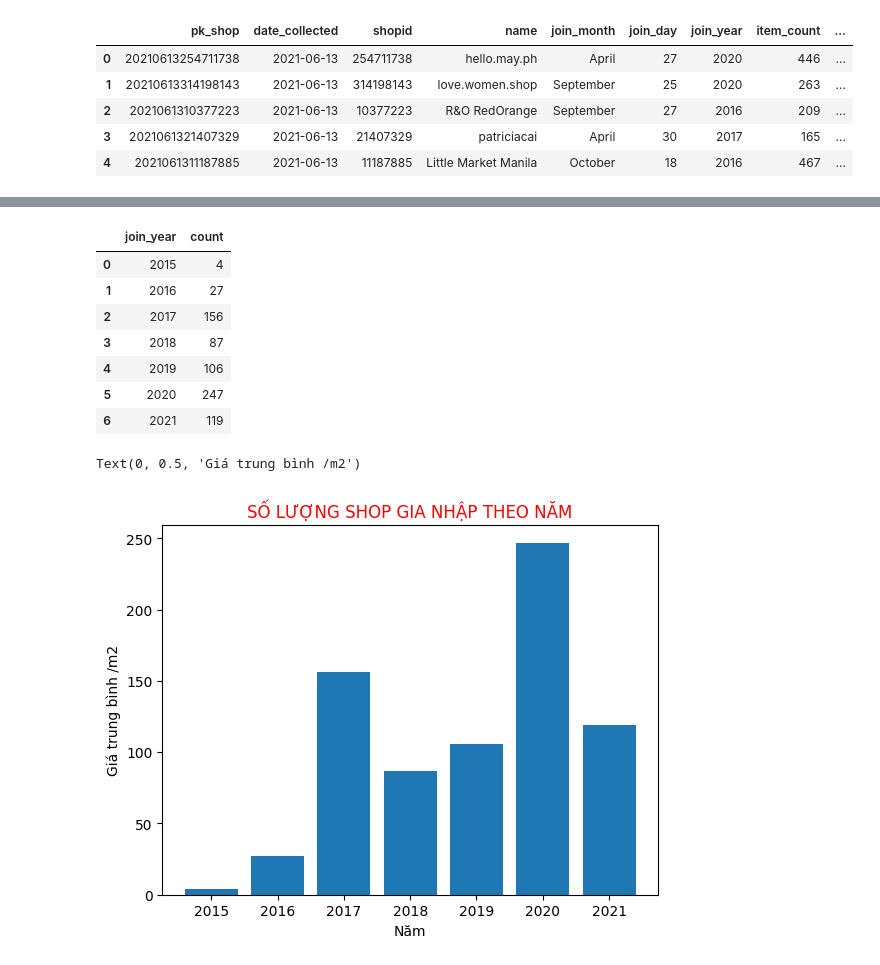
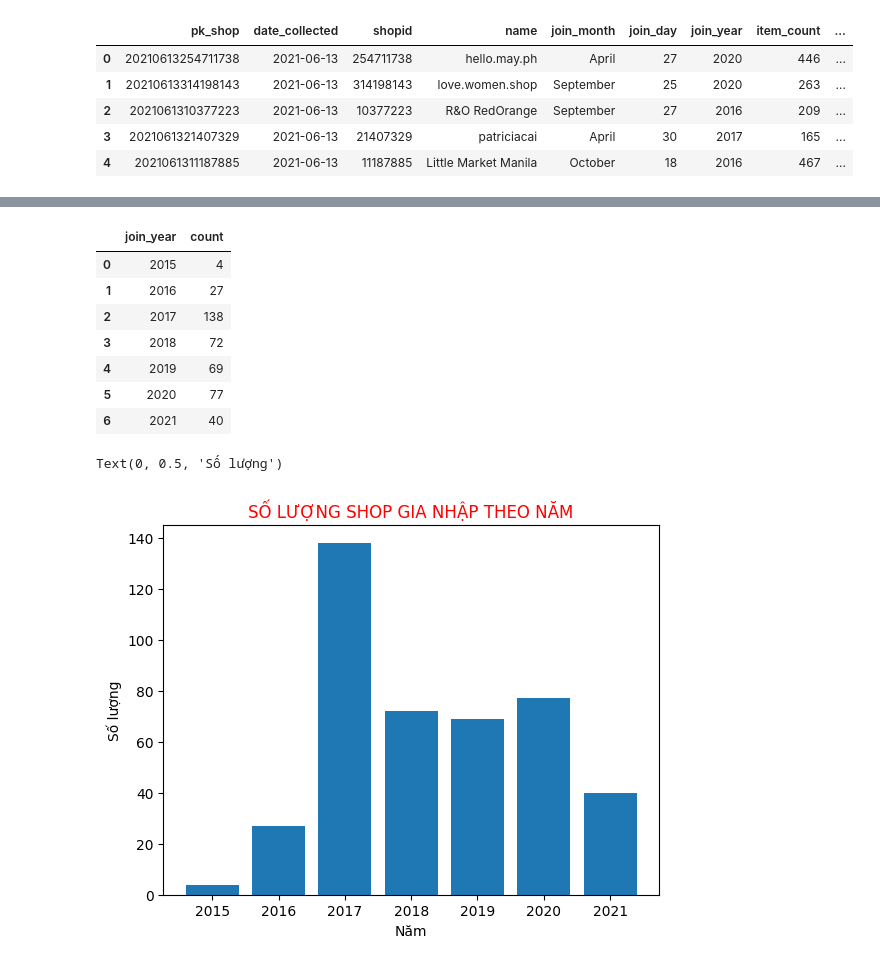
Before and after one commit to vothicamngan/DAP, a Jupyter notebook: baitap_trucquanhoadulieu_shoppe.ipynb, the cells around one changed output, grey strips where cells are left out. Drawn from its saved outputs; the diff is of its cells as text; code cells hidden in the pictures.

```diff
--- a/baitap_trucquanhoadulieu_shoppe.ipynb
+++ b/baitap_trucquanhoadulieu_shoppe.ipynb
@@ -47,3 +47,5 @@ data.head()
 | 2 | 2021061310377223 | 2021-06-13 | 10377223 | R&O RedOrange | September | 27 | 2016 | 209 | ... |
 | 3 | 2021061321407329 | 2021-06-13 | 21407329 | patriciacai | April | 30 | 2017 | 165 | ... |
 | 4 | 2021061311187885 | 2021-06-13 | 11187885 | Little Market Manila | October | 18 | 2016 | 467 | ... |
+# %%
+data.dropna(inplace=True)
@@ -55,18 +93,18 @@ data1
 |  | join_year | count |
 | 0 | 2015 | 4 |
 | 1 | 2016 | 27 |
-| 2 | 2017 | 156 |
-| 3 | 2018 | 87 |
-| 4 | 2019 | 106 |
-| 5 | 2020 | 247 |
-| 6 | 2021 | 119 |
+| 2 | 2017 | 138 |
+| 3 | 2018 | 72 |
+| 4 | 2019 | 69 |
+| 5 | 2020 | 77 |
+| 6 | 2021 | 40 |
 # %%
 plt.bar(data1['join_year'],data1['count'])
 plt.title('SỐ LƯỢNG SHOP GIA NHẬP THEO NĂM', color='r')
-plt.xlabel('Năm')
-plt.ylabel('Giá trung bình /m2')
+plt.xlabel("Năm")
+plt.ylabel("Số lượng")
 # %% [output]
-Text(0, 0.5, 'Giá trung bình /m2')
+Text(0, 0.5, 'Số lượng')
-[figure, old version]
+[figure, new version]
 # %%
 plt.scatter(data['response_rate'],data['rating_good'])
```
Also changed, not shown: parts of 8 cells of this notebook.
